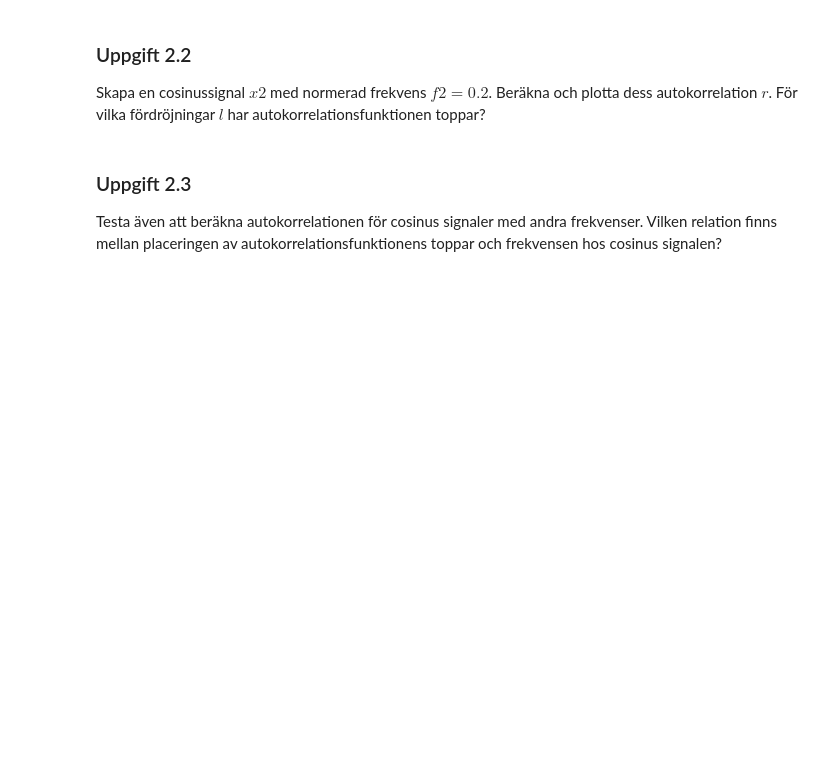
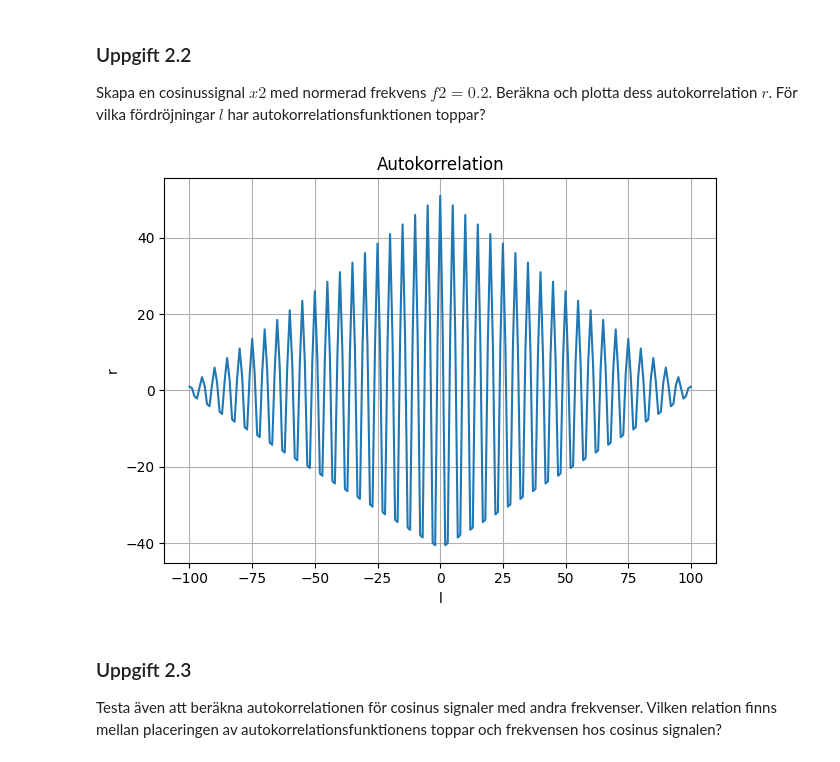
Before and after one commit to BeaverOfDoom/SoS_2026_Work, a Jupyter notebook: Lab2026/Lab2.ipynb, the cells around one changed output. Cells and saved outputs as stored; diff of their text form; code cells hidden in the pictures; blank space fills up the shorter version.

```diff
--- a/Lab2026/Lab2.ipynb
+++ b/Lab2026/Lab2.ipynb
@@ -72,7 +85,34 @@ plt.show()
 Skapa en cosinussignal $x2$ med normerad frekvens $f2=0.2$. Beräkna och plotta dess autokorrelation $r$.
 För vilka fördröjningar $l$ har autokorrelationsfunktionen toppar?
 # %%
-#Skriv kod här
+N = 100
+f = 0.2
+
+# Skapa vektor med sampel index från 0 till N
+n = np.arange(0, N + 1)
+
+# Skapa cosinussignal
+x = np.cos(2 * np.pi * f * n)
+
+
+# Beräkna autokorrelation
+r = np.correlate(x, x, mode='full')
+l = np.arange(-len(x) + 1, len(x))  # Skapa lag vektor
+
+# Plotta
+plt.figure()
+plt.plot(l, r)
+plt.xlabel('l')
+plt.ylabel('r')
+plt.title('Autokorrelation')
+plt.grid()
+
+plt.tight_layout()
+plt.show()
+
+# Det är samma kod som föregående fast vi då har ändrat den normerade frekvensen och får därför en högre frekvens med maximal l = 5k där k är heltal.
+# %% [output]
+[figure, added]
 # %% [markdown]
 ### Uppgift 2.3
 Testa även att beräkna autokorrelationen för cosinus signaler med andra frekvenser. Vilken relation finns mellan placeringen av autokorrelationsfunktionens toppar och frekvensen hos cosinus signalen?
```
Also changed, not shown: parts of 19 cells of this notebook.
